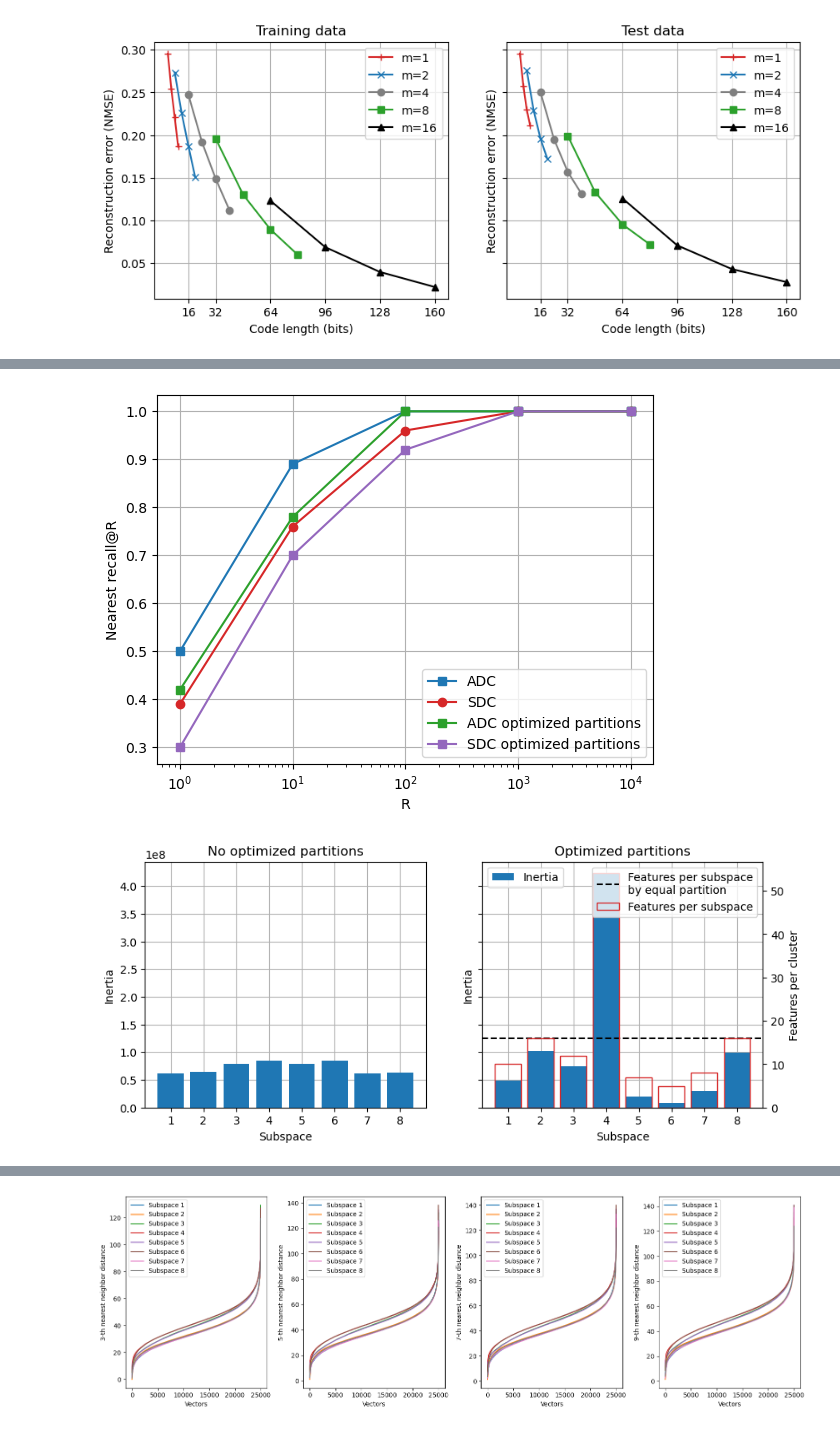
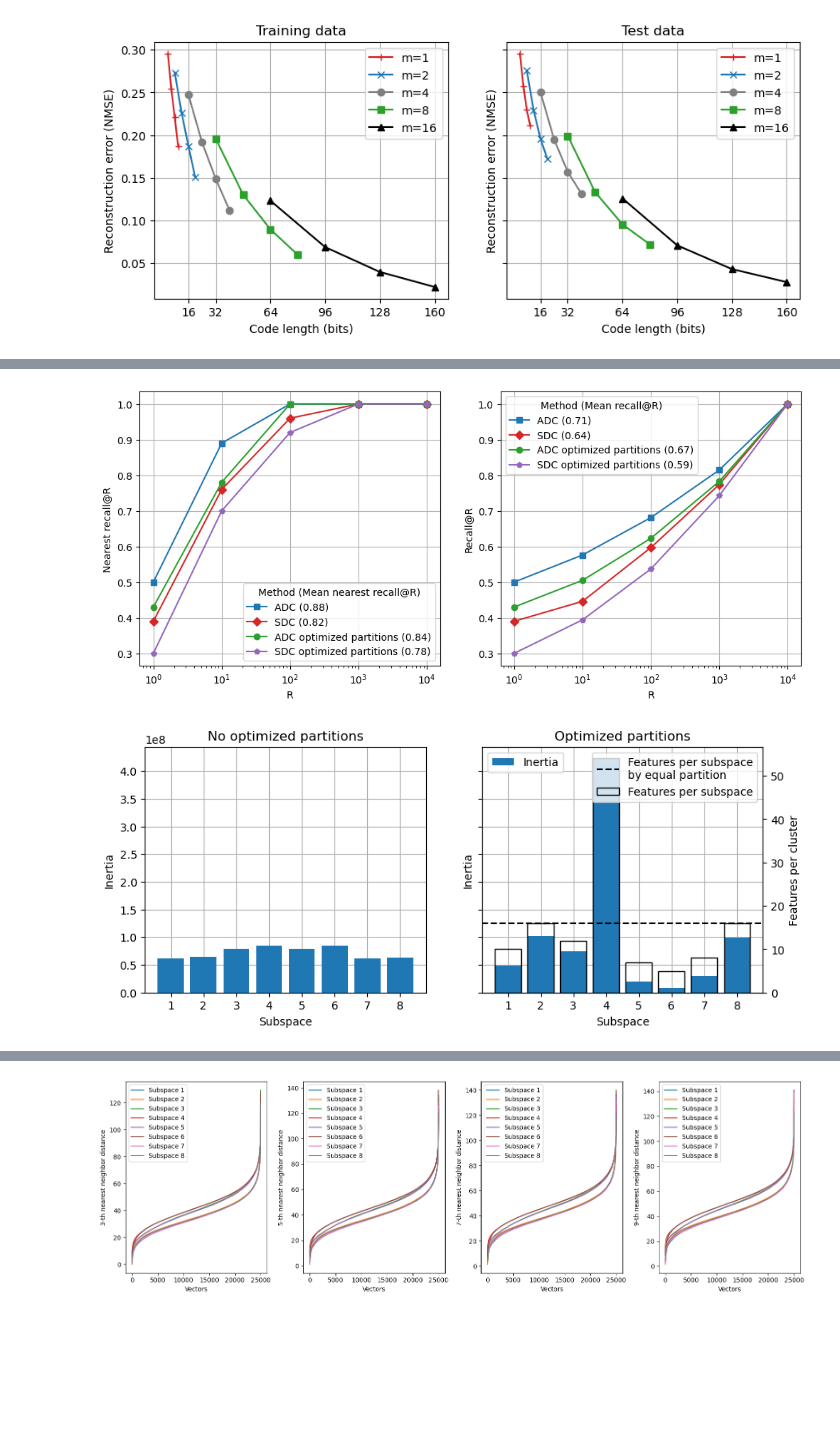
Before and after one commit to iretes/IR-proj, a Jupyter notebook: experiments.ipynb, the cells around one changed output, grey strips where cells are left out. Cells and saved outputs as stored; diff of their text form; code cells hidden in the pictures; blank space fills up the shorter version.

```diff
--- a/experiments.ipynb
+++ b/experiments.ipynb
@@ -22,6 +22,9 @@ RANDOM_SEED = 42
 np.random.seed(RANDOM_SEED)
 DATASET = "siftsmall" # "sift"
 DIR = "siftsmall" # "sift"
+
+tab20 = matplotlib.colormaps["tab20"]
+tab10 = matplotlib.colormaps["tab10"]
 # %%
 search_data, queries, tr_data, gt = load_sift(name=DATASET, dir=DIR)
 sample_query = queries[0]
@@ -527,11 +549,11 @@ for m in Ms:
         decompressed_tr = pq.decompress(compressed_tr)
         tr_NMSE = NMSE(tr_data, decompressed_tr)
 
-        code_length = np.log2(r) * m
+        code_length = int(np.log2(r)) * m
         curr_training_res = {"M": m, "K": r, "Code length [bits]": code_length,
                   "Training time [s]": training_time, "Adding time [s]": adding_time,
                   "TR NMSE": tr_NMSE,
-                  "SEARCH NMSE": search_NMSE}
+                  "SEARCH NMSE": search_NMSE} # TODO: utilizzo tutto di ciò che calcolo
         training_results.append(curr_training_res)
 
         for asym in [True, False]:
@@ -549,9 +571,10 @@ for m in Ms:
             curr_search_res = {"M": m, "K": r, "Code length [bits]": code_length,
                           "Asymmetric Distance": asym,
                           "Mean search time [ms]": mean_search_time*1000,
-                          "Recall@100": recall_tr}
+                          "Nearest recall@100": recall_tr}
             search_results.append(curr_search_res)
 
+del pq
 training_results = pd.DataFrame(training_results)
 search_results = pd.DataFrame(search_results)
 # %% [output]
@@ -700,20 +717,32 @@ axs[1].grid()
 # %%
 pq_opt_part = PQ(M=M, K=K, seed=RANDOM_SEED, optimize_partitions=True)
 pq_opt_part.train(tr_data, add=False)
 pq_opt_part.add(search_data, compute_distortions=False)
 results_pq_opt_part = compute_recall(pq_opt_part, R, queries, exact_ranks, correct=False)
 
-plt.plot(R, results_pq["nearest_asym_recall_mean"], '-s', label="ADC", color=matplotlib.colormaps["tab20"](0))
-plt.plot(R, results_pq["nearest_sym_recall_mean"], '-o', label="SDC", color=matplotlib.colormaps["tab20"](6))
-plt.plot(R, results_pq_opt_part["nearest_asym_recall_mean"], '-s', label="ADC optimized partitions", color=matplotlib.colormaps["tab20"](4))
-plt.plot(R, results_pq_opt_part["nearest_sym_recall_mean"], '-s', label="SDC optimized partitions", color=matplotlib.colormaps["tab20"](8))
-plt.xscale('log')
-plt.xlabel('R')
-plt.ylabel('Nearest recall@R')
-plt.legend()
-plt.grid()
+fig, axs = plt.subplots(1, 2, figsize=(12, 5))
+
+axs[0].plot(R, results_pq["nearest_asym_recall_mean"], '-s', label=f"ADC ({np.mean(results_pq['nearest_asym_recall_mean']):.2f})", color=tab20(0))
+axs[0].plot(R, results_pq["nearest_sym_recall_mean"], '-D', label=f"SDC ({np.mean(results_pq['nearest_sym_recall_mean']):.2f})", color=tab20(6))
+axs[0].plot(R, results_pq_opt_part["nearest_asym_recall_mean"], '-o', label=f"ADC optimized partitions ({np.mean(results_pq_opt_part['nearest_asym_recall_mean']):.2f})", color=tab20(4))
+axs[0].plot(R, results_pq_opt_part["nearest_sym_recall_mean"], '-p', label=f"SDC optimized partitions ({np.mean(results_pq_opt_part['nearest_sym_recall_mean']):.2f})", color=tab20(8))
+axs[0].set_xscale('log')
+axs[0].set_xlabel('R')
+axs[0].set_ylabel('Nearest recall@R')
+axs[0].legend(title='Method (Mean nearest recall@R)')
+axs[0].grid()
+
+axs[1].plot(R, results_pq["asym_recall_mean"], '-s', label=f"ADC ({np.mean(results_pq['asym_recall_mean']):.2f})", color=tab20(0))
+axs[1].plot(R, results_pq["sym_recall_mean"], '-D', label=f"SDC ({np.mean(results_pq['sym_recall_mean']):.2f})", color=tab20(6))
+axs[1].plot(R, results_pq_opt_part["asym_recall_mean"], '-o', label=f"ADC optimized partitions ({np.mean(results_pq_opt_part['asym_recall_mean']):.2f})", color=tab20(4))
+axs[1].plot(R, results_pq_opt_part["sym_recall_mean"], '-p', label=f"SDC optimized partitions ({np.mean(results_pq_opt_part['sym_recall_mean']):.2f})", color=tab20(8))
+axs[1].set_xscale('log')
+axs[1].set_xlabel('R')
+axs[1].set_ylabel('Recall@R')
+axs[1].legend(title='Method (Mean recall@R)')
+axs[1].grid()
 # %% [output]
-[figure, old version]
+[figure, new version]
 # %%
 fig, axs = plt.subplots(1, 2, figsize=(10, 4), sharey=True)
 
@@ -733,10 +762,11 @@ axs[1].grid(zorder=0)
 axs[1].legend(loc='upper left')
 
 axs1 = axs[1].twinx()
-axs1.bar(range(1, M+1), pq_opt_part.col_cluster_sizes, zorder=3, facecolor='none', edgecolor=matplotlib.colormaps["tab20"](6), label='Features per subspace')
+axs1.bar(range(1, M+1), pq_opt_part.col_cluster_sizes, zorder=3, facecolor='none', edgecolor='black', label='Features per subspace')
 axs1.axhline(int(tr_data.shape[1]/M), color='black', linestyle='--', label='Features per subspace\nby equal partition')
 axs1.set_ylabel('Features per cluster');
 axs1.legend(loc='upper right');
+del pq_opt_part
 # %% [output]
-[figure, old version]
+[figure, new version]
 # %%
```
Also changed, not shown: parts of 49 cells of this notebook, 1 other file.
